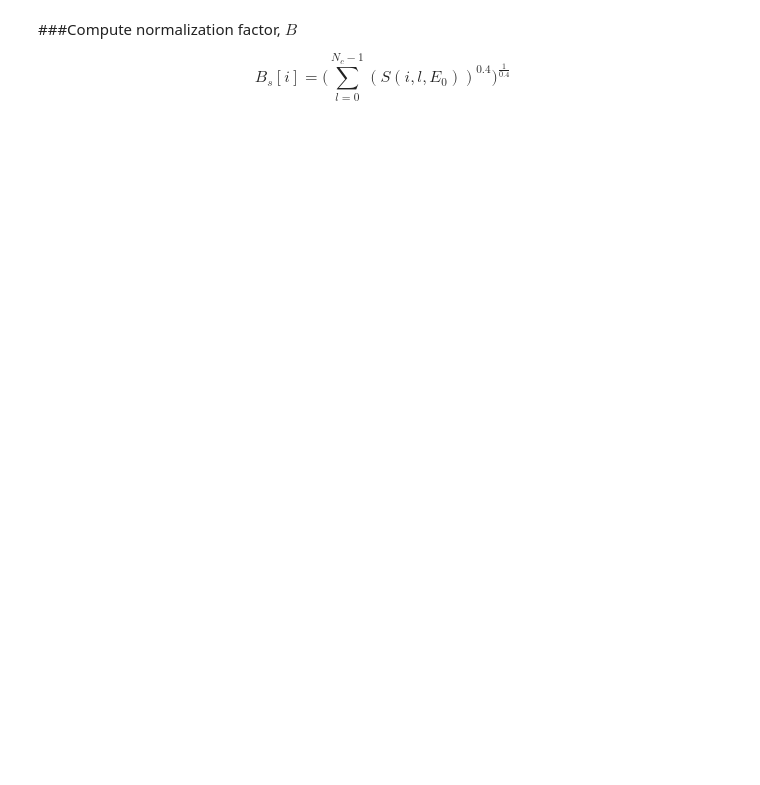
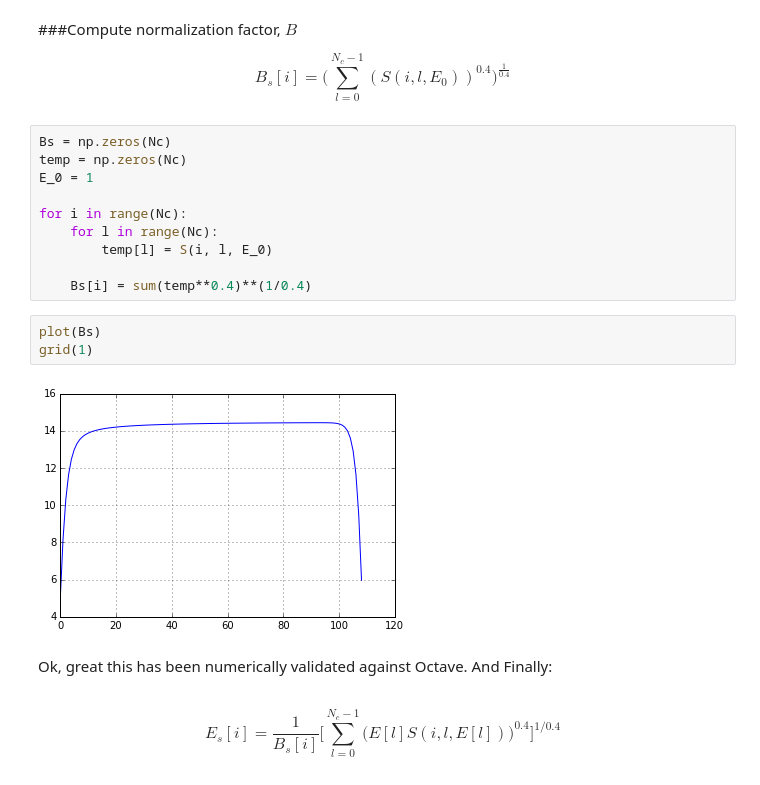
Before and after one commit to stephencwelch/Perceptual-Coding-In-Python, a Jupyter notebook: Explore PEAQ.ipynb, the cells around one changed output. Drawn from its saved outputs; the diff is of its cells as text; blank space fills up the shorter version.

```diff
--- a/Explore PEAQ.ipynb
+++ b/Explore PEAQ.ipynb
@@ -844,3 +864,24 @@ ylabel('S')
 $$
 B_s[i] = \Bigg(\sum_{l=0}^{N_c-1}(S(i, l, E_0))^{0.4} \Bigg)^{\frac{1}{0.4}}
 $$
+# %%
+Bs = np.zeros(Nc)
+temp = np.zeros(Nc)
+E_0 = 1
+
+for i in range(Nc):
+    for l in range(Nc):
+        temp[l] = S(i, l, E_0)
+
+    Bs[i] = sum(temp**0.4)**(1/0.4)
+# %%
+plot(Bs)
+grid(1)
+# %% [output]
+[figure, added]
+# %% [markdown]
+Ok, great this has been numerically validated against Octave. And Finally:
+# %% [markdown]
+$$
+E_s[i] = \frac{1}{B_s[i]}\Big[\sum_{l=0}^{N_c-1}\big(E[l]S(i,l,E[l])\big)^{0.4}\Big]^{1/0.4}
+$$
```
Also changed, not shown: parts of 18 cells of this notebook.
